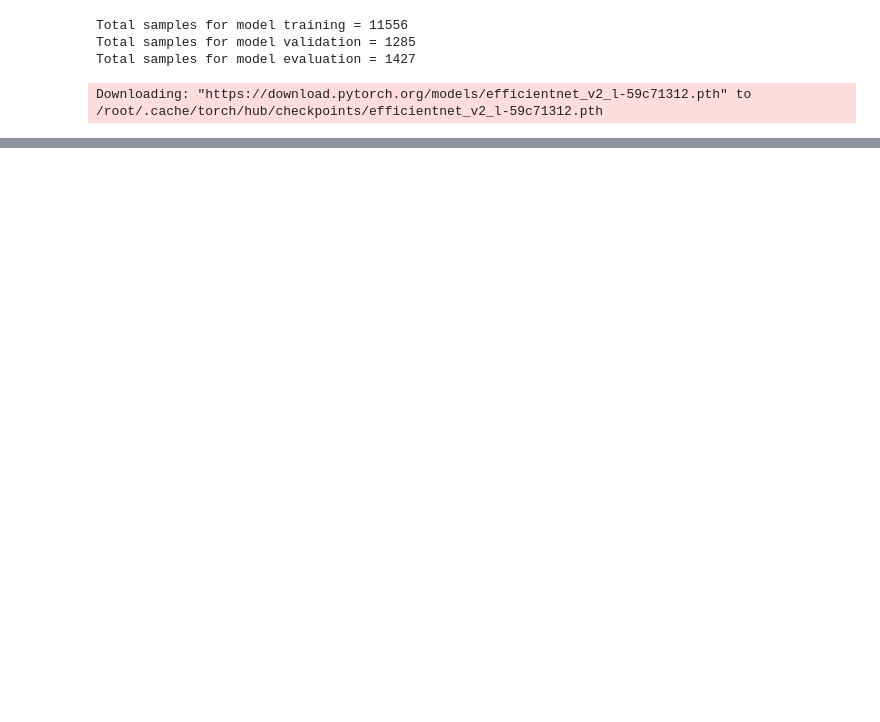
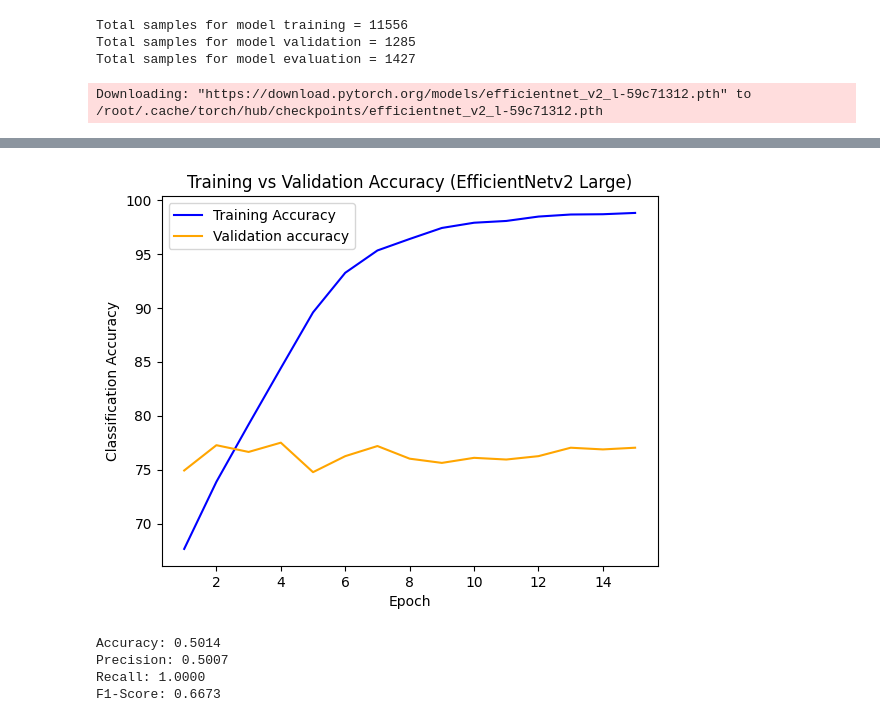
Before and after one commit to qivaijar/oracle-assignment-age-classifier, a Jupyter notebook: age_classifier.ipynb, the cells around one changed output, grey strips where cells are left out. Cells and saved outputs as stored; diff of their text form; code cells hidden in the pictures; blank space fills up the shorter version.

```diff
--- a/age_classifier.ipynb
+++ b/age_classifier.ipynb
@@ -416,0 +473,70 @@ Training Time: 20549.8538 seconds
+# %%
+# Plot the training accuracy
+plt.plot(epoch, training_accuracy, label='Training Accuracy', color='blue')  # Red line
+
+# Plot the validation accuracy
+plt.plot(epoch, validation_accuracy, label='Validation accuracy', color='orange')  # Green line
+
+
+# Adding labels
+plt.xlabel('Epoch')
+plt.ylabel('Classification Accuracy')
+plt.title('Training vs Validation Accuracy (EfficientNetv2 Large)')
+
+# Show legend
+plt.legend()
+
+# Save the plot
+plt.savefig("/kaggle/working/train_val_acc.png", dpi=300, bbox_inches="tight")
+
+# Show the plot
+plt.show()
+# %% [output]
+[figure, added]
+# %%
+# Perform model evaluation on testing data
+from sklearn.metrics import accuracy_score, precision_score, recall_score, f1_score
+
+model.eval()  # Set the model to evaluation mode
+
+# Initialize lists to store true labels and predictions
+all_labels = []
+all_preds = []
+
+# If you're using a loss function (e.g., for binary classification)
+criterion = torch.nn.BCEWithLogitsLoss()  # Example for binary classification, modify if needed
+
+# Iterate over the test dataloader
+with torch.no_grad():  # Disable gradient calculation
+    for inputs, labels in test_loader:
+        inputs, labels = inputs.to(device), labels.to(device)
+        outputs = model(inputs)  # Forward pass
+
+        # Calculate loss (if applicable)
+        loss = criterion(outputs.squeeze(), labels.float())  # Assuming binary classification
+
+        # Convert model outputs to predictions
+        preds = torch.round(torch.sigmoid(outputs))  # Assuming binary classification
+
+        # Collect labels and predictions for metrics calculation
+        all_labels.extend(labels.cpu().numpy())  # Convert to numpy for sklearn
+        all_preds.extend(preds.squeeze().cpu().numpy())  # Convert to numpy for sklearn
+
+# Calculate Accuracy
+accuracy = accuracy_score(all_labels, all_preds)
+
+# Calculate Precision, Recall, and F1-Score
+precision = precision_score(all_labels, all_preds)
+recall = recall_score(all_labels, all_preds)
+f1 = f1_score(all_labels, all_preds)
+
+# Print the results
+print(f'Accuracy: {accuracy:.4f}')
+print(f'Precision: {precision:.4f}')
+print(f'Recall: {recall:.4f}')
+print(f'F1-Score: {f1:.4f}')
+# %% [output]
+Accuracy: 0.5014
+Precision: 0.5007
+Recall: 1.0000
+F1-Score: 0.6673
```
Also changed, not shown: parts of 10 cells of this notebook.
